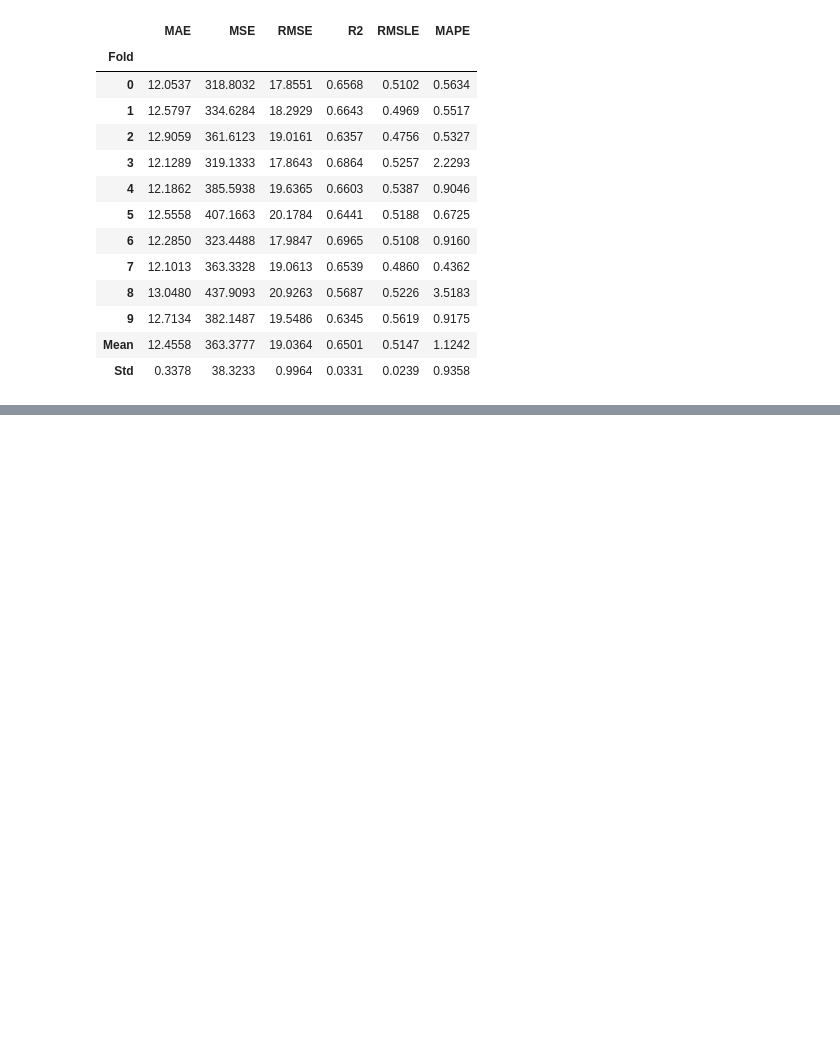
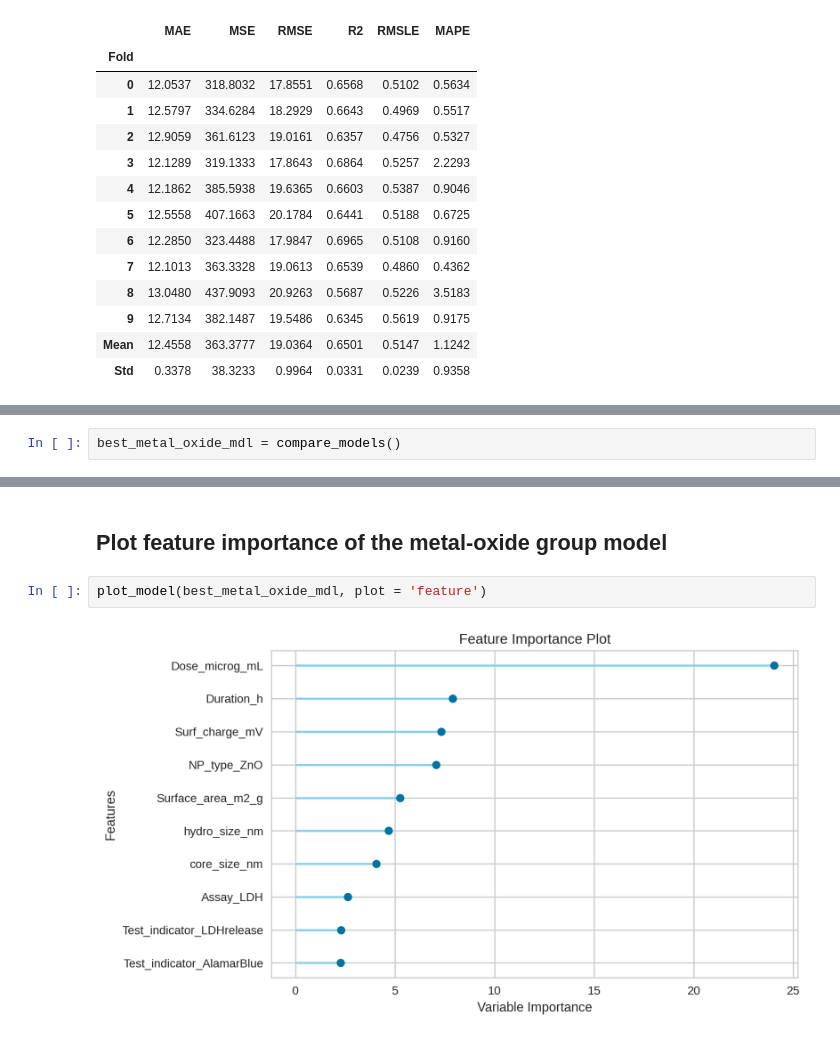
Before and after one commit to ammar257ammar/Nanosafety-ML-pycaret, a Jupyter notebook: analysis.ipynb, the cells around one changed output, grey strips where cells are left out. Drawn from its saved outputs; the diff is of its cells as text; blank space fills up the shorter version.

Commit message:
Add the metal-oxide NMs regression model

```diff
--- a/analysis.ipynb
+++ b/analysis.ipynb
@@ -744,0 +859,2 @@ Transformation Pipeline and Model Successfully Saved
+# %%
+best_metal_oxide_mdl = compare_models()
@@ -744,0 +900,6 @@ Transformation Pipeline and Model Successfully Saved
+# %% [markdown]
+## Plot feature importance of the metal-oxide group model
+# %%
+plot_model(best_metal_oxide_mdl, plot = 'feature')
+# %% [output]
+[figure, added]
```
Also changed, not shown: parts of 27 cells of this notebook.
